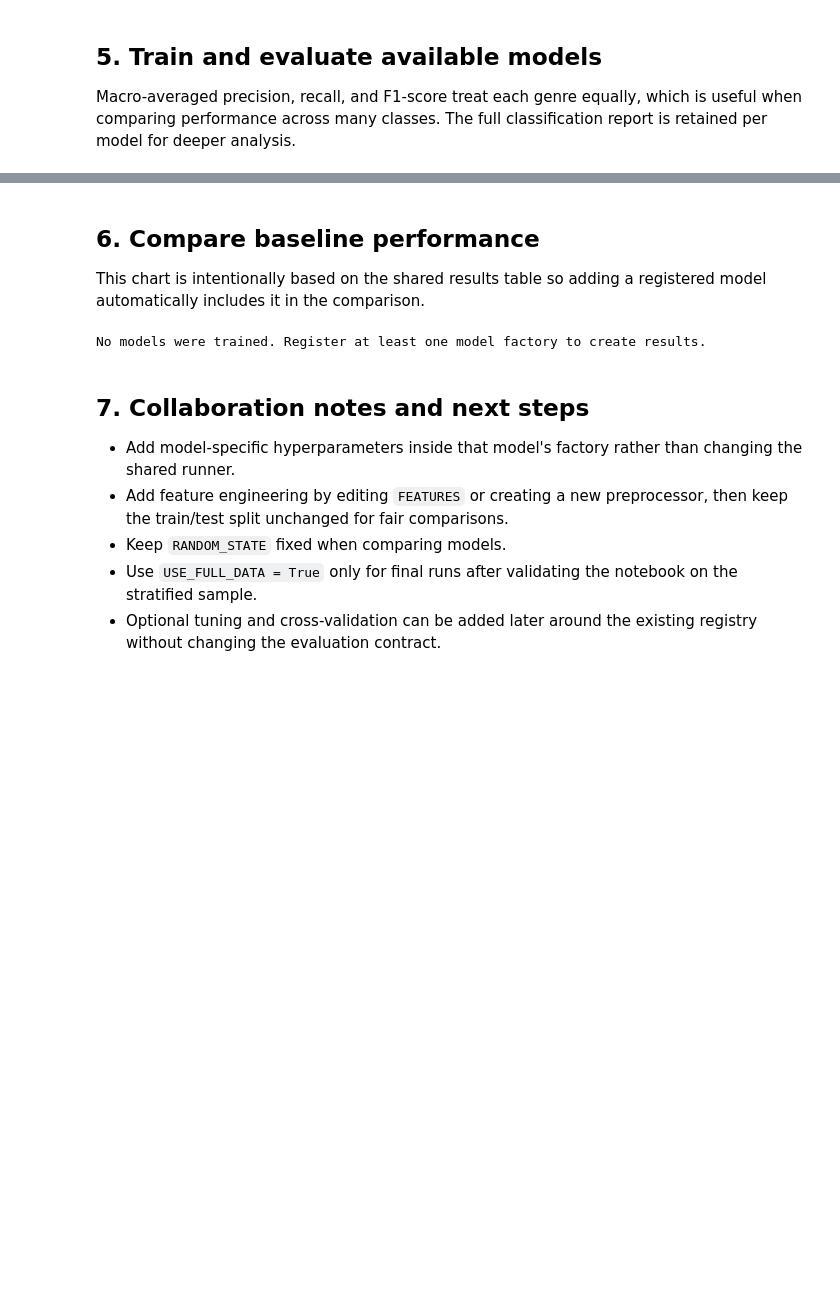
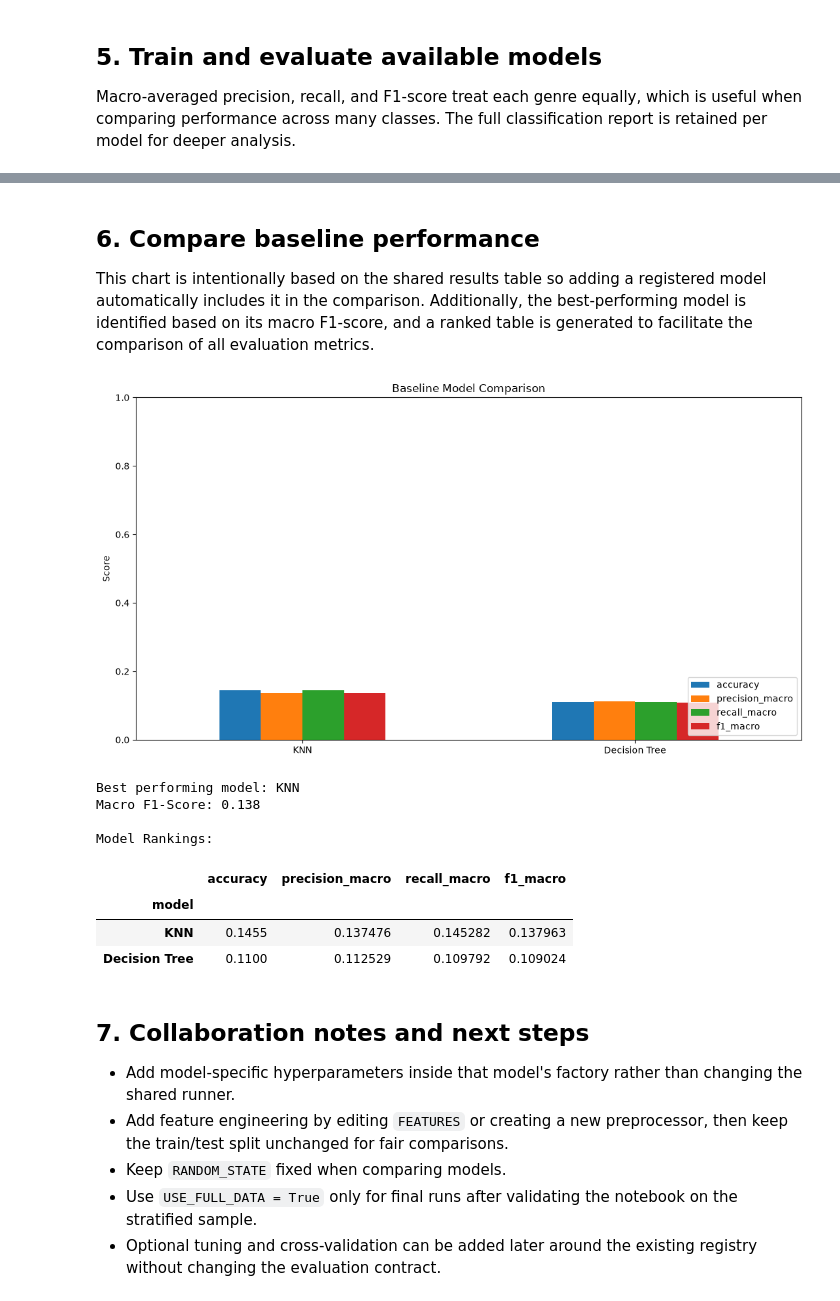
Before and after one commit to josephmolina256/team_16_ml_project, a Jupyter notebook: spotify_model_training.ipynb, the cells around one changed output, grey strips where cells are left out. Saved outputs shown, nothing was run; the diff lists cells and outputs as text; code cells hidden in the pictures; blank space fills up the shorter version.

```diff
--- a/spotify_model_training.ipynb
+++ b/spotify_model_training.ipynb
@@ -264,20 +264,33 @@ Skipping Random Forest: no implementation registered.
 # %% [markdown]
 ## 6. Compare baseline performance
 
-This chart is intentionally based on the shared results table so adding a registered model automatically includes it in the comparison.
+This chart is intentionally based on the shared results table so adding a registered model automatically includes it in the comparison. Additionally, the best-performing model is identified based on its macro F1-score, and a ranked table is generated to facilitate the comparison of all evaluation metrics.
 # %%
 if results.empty:
     print("No models were trained. Register at least one model factory to create results.")
 else:
     results.plot(kind="bar", figsize=(11, 6), ylim=(0, 1), rot=0)
     plt.title("Baseline Model Comparison")
     plt.ylabel("Score")
     plt.xlabel("")
     plt.legend(loc="lower right")
     plt.tight_layout()
     plt.show()
+    best_model = results["f1_macro"].idxmax()
+    print("Best performing model:", best_model)
+    print("Macro F1-Score:", round(results.loc[best_model, "f1_macro"], 4))
+    print("\nModel Rankings:")
+    display(results.sort_values(by="f1_macro", ascending=False))
 # %% [output]
+[figure, added]
-No models were trained. Register at least one model factory to create results.
+Best performing model: KNN
+Macro F1-Score: 0.138
+
+Model Rankings:
+|  | accuracy | precision_macro | recall_macro | f1_macro |
+| model |  |  |  |  |
+| KNN | 0.1455 | 0.137476 | 0.145282 | 0.137963 |
+| Decision Tree | 0.1100 | 0.112529 | 0.109792 | 0.109024 |
 # %% [markdown]
 ## 7. Collaboration notes and next steps
 
```
Also changed, not shown: parts of 2 cells of this notebook.
